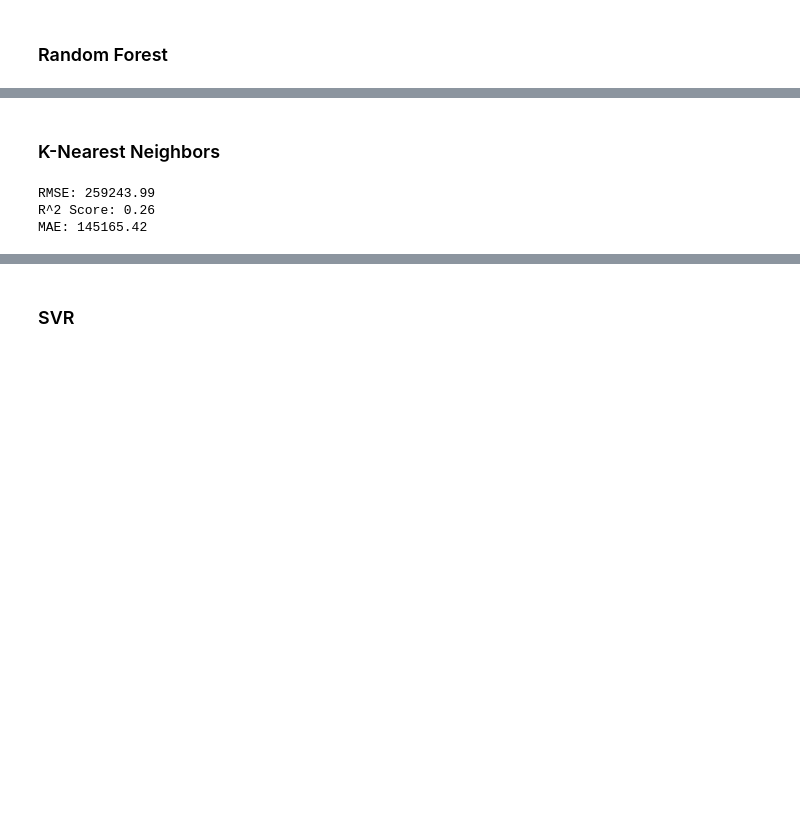
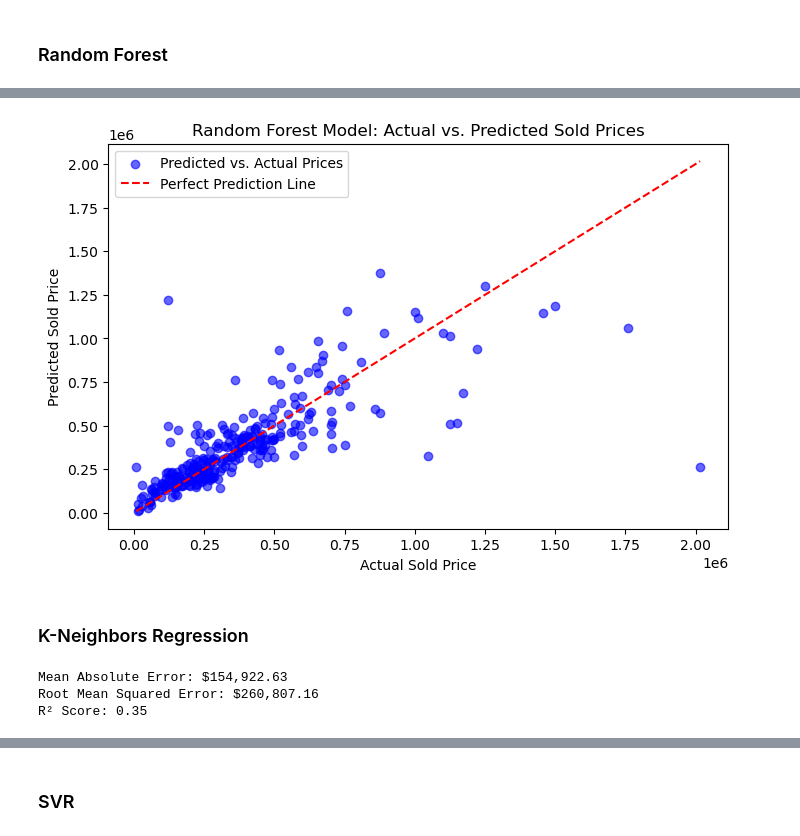
Before and after one commit to lemonsterpie/LHL-midterm, a Jupyter notebook: notebooks/2 - model_selection.ipynb, the cells around one changed output, grey strips where cells are left out. Drawn from its saved outputs; the diff is of its cells as text; code cells hidden in the pictures; blank space fills up the shorter version.

```diff
--- a/notebooks/2 - model_selection.ipynb
+++ b/notebooks/2 - model_selection.ipynb
@@ -183,18 +156,14 @@ feature_scores = pd.Series(rfc.feature_importances_, index=X_train.columns).sort
+# %%
+plt.figure(figsize=(8,5))
+plt.scatter(rf_y_test, rf_pred, alpha=0.6, color="blue", label="Predicted vs. Actual Prices")
+plt.plot([rf_y_test.min(), rf_y_test.max()], [rf_y_test.min(), rf_y_test.max()], color="red", linestyle="--", label="Perfect Prediction Line")
+
+plt.xlabel("Actual Sold Price")
+plt.ylabel("Predicted Sold Price")
+plt.legend()
+plt.title("Random Forest Model: Actual vs. Predicted Sold Prices")
+plt.show()
+# %% [output]
+[figure, added]
 # %% [markdown]
-### K-Nearest Neighbors
+### K-Neighbors Regression
-# %%
-knn = KNeighborsRegressor(n_neighbors=5)
-knn.fit(X_train, y_train)
-y_pred = knn.predict(X_test)
-
-rmse = root_mean_squared_error(y_test, y_pred)
-r2 = r2_score(y_test, y_pred)
-mae = mean_absolute_error(y_test, y_pred)
-
-print(f"RMSE: {rmse:.2f}")
-print(f"R^2 Score: {r2:.2f}")
-print(f"MAE: {mae:.2f}")
-# %% [output]
-RMSE: 259243.99
-R^2 Score: 0.26
-MAE: 145165.42
@@ -200,0 +172,16 @@ MAE: 145165.42
+# %%
+knn = KNeighborsRegressor(n_neighbors=5)
+knn.fit(knn_X_train, knn_y_train)
+knn_pred = knn.predict(knn_X_test)
+
+knn_mae = mean_absolute_error(knn_y_test, knn_pred)
+knn_rmse = root_mean_squared_error(knn_y_test, knn_pred)
+knn_r2 = r2_score(knn_y_test, knn_pred)
+
+print(f"Mean Absolute Error: ${knn_mae:,.2f}")
+print(f"Root Mean Squared Error: ${knn_rmse:,.2f}")
+print(f"R² Score: {knn_r2:.2f}")
+# %% [output]
+Mean Absolute Error: $154,922.63
+Root Mean Squared Error: $260,807.16
+R² Score: 0.35
```
Also changed, not shown: parts of 40 cells of this notebook, 9 other files.
